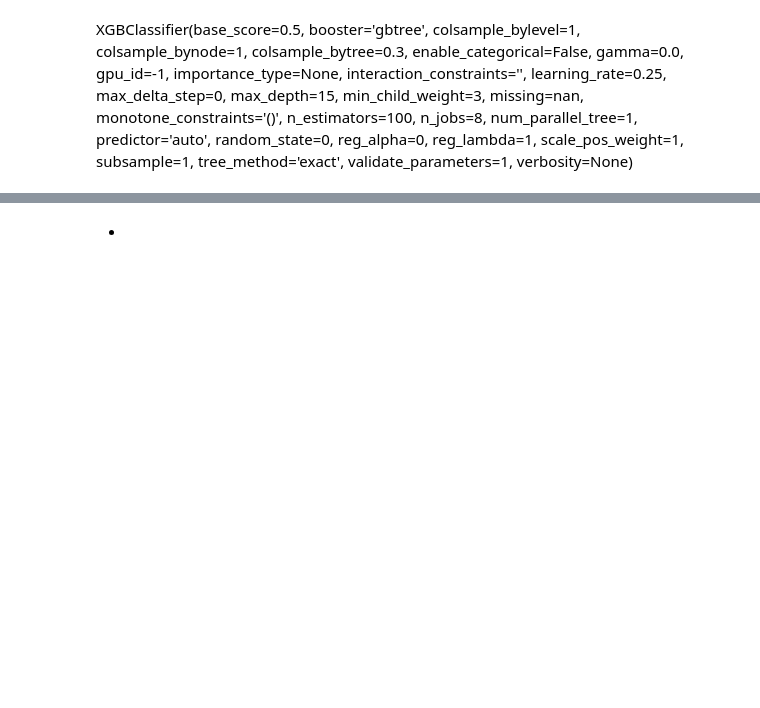
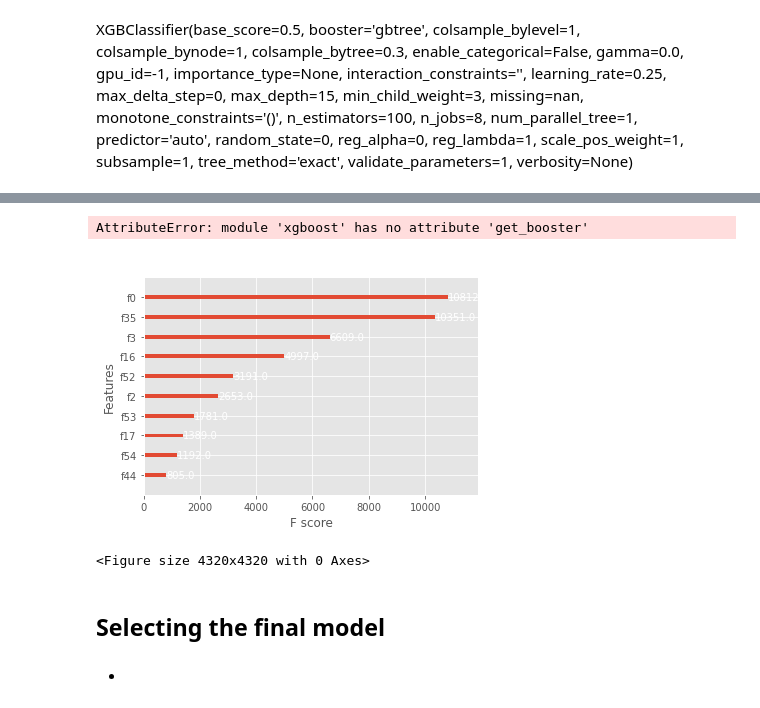
Before and after one commit to aenoboa1/Project_MlZoomcamp, a Jupyter notebook: notebook.ipynb, the cells around one changed output, grey strips where cells are left out. Cells and saved outputs as stored; diff of their text form; code cells hidden in the pictures; blank space fills up the shorter version.

```diff
--- a/notebook.ipynb
+++ b/notebook.ipynb
@@ -1354,13 +1359,11 @@ df_cv_results.params[0]
 xgb_params = {
             'learning_rate': 0.25,  # also called eta
             'max_depth':15,
+            'subsample':0.5, #
             'n_estimators':5000, # max_amount of trees
             'colsample_bytree':0.5, # half of the features will be used randomly
             'eval_metric':'auc', # area under auc curve as a metric
             'verbosity':2
-
-
-
 }
 
 eval_set = [(X_train, y_train),(X_val, y_val)]
@@ -1438,3 +1492,16 @@ weighted avg       0.86      0.86      0.86     23878
+# %%
+xgboost.get_booster().feature_names
+# %% [output]
+AttributeError: module 'xgboost' has no attribute 'get_booster'
+# %%
+xgboost.plot_importance(model_xgboost,max_num_features=10)
+plt.figure(figsize = (60, 60))
+plt.show()
+# %% [output]
+[figure, added]
+<Figure size 4320x4320 with 0 Axes>
+# %% [markdown]
+## Selecting the final model
 # %% [markdown]
 
 -
```
Also changed, not shown: parts of 46 cells of this notebook, 4 other files.
